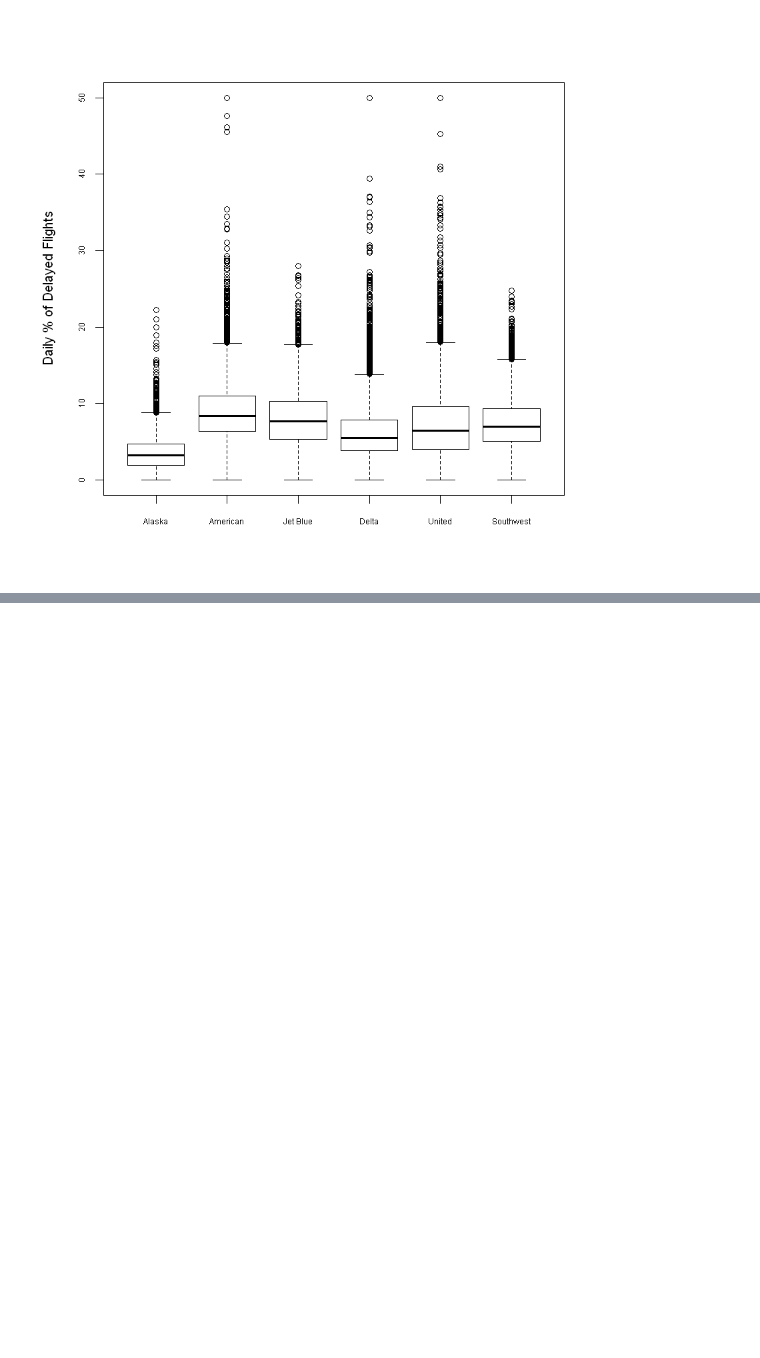
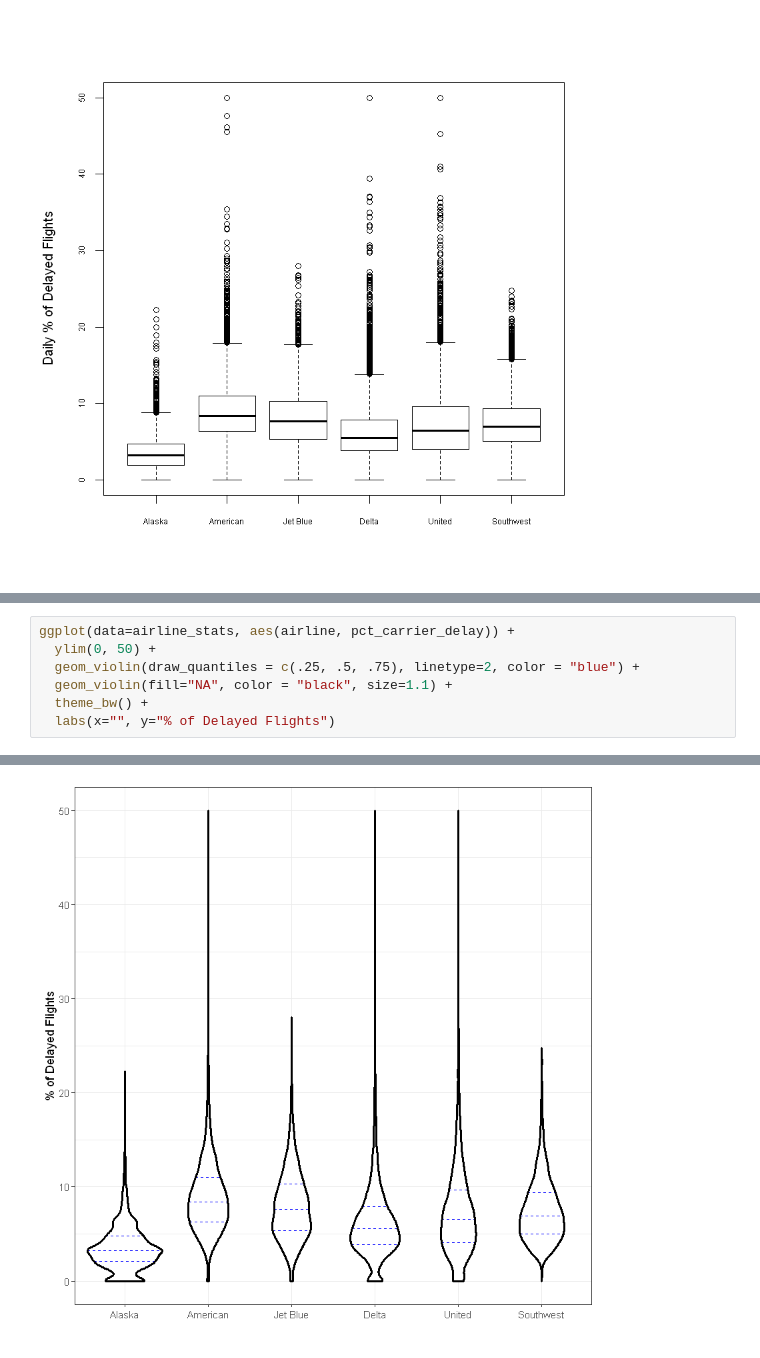
Before and after one commit to hmishra0/Statistics-for-Data-Scientists, a Jupyter notebook: Exploratory Data Analysis .ipynb, the cells around one changed output, grey strips where cells are left out. Drawn from its saved outputs; the diff is of its cells as text; blank space fills up the shorter version.

```diff
--- a/Exploratory Data Analysis .ipynb
+++ b/Exploratory Data Analysis .ipynb
@@ -160,0 +169,8 @@ Warning message:
+# %%
+ggplot(data=airline_stats, aes(airline, pct_carrier_delay)) +
+  ylim(0, 50) +
+  geom_violin(draw_quantiles = c(.25, .5, .75), linetype=2, color = "blue") +
+  geom_violin(fill="NA", color = "black", size=1.1) +
+  theme_bw() +
+  labs(x="", y="% of Delayed Flights")
+# %% [output]
@@ -160,0 +180 @@ Warning message:
+[figure, added]
```
Also changed, not shown: parts of 6 cells of this notebook.
